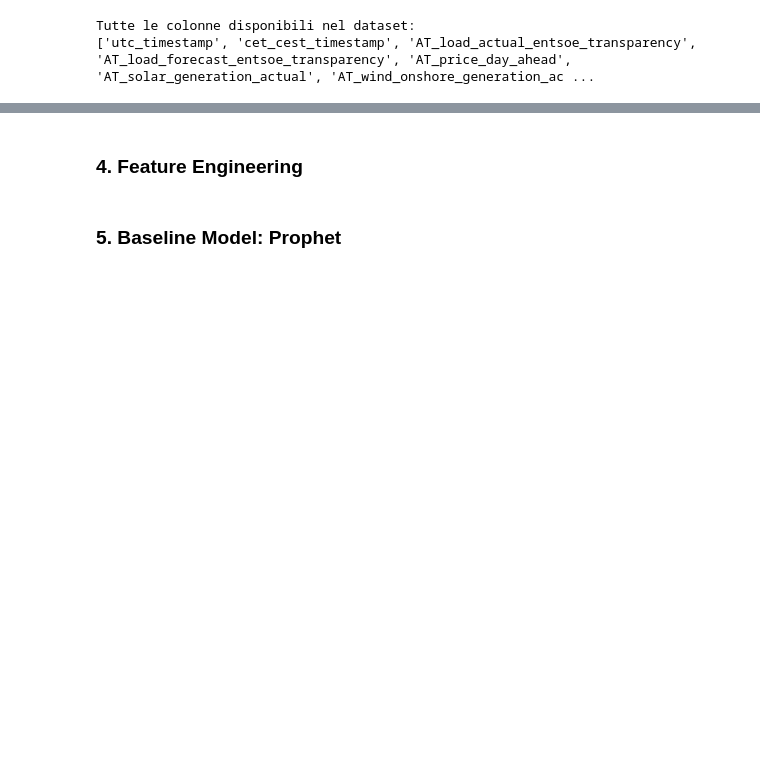
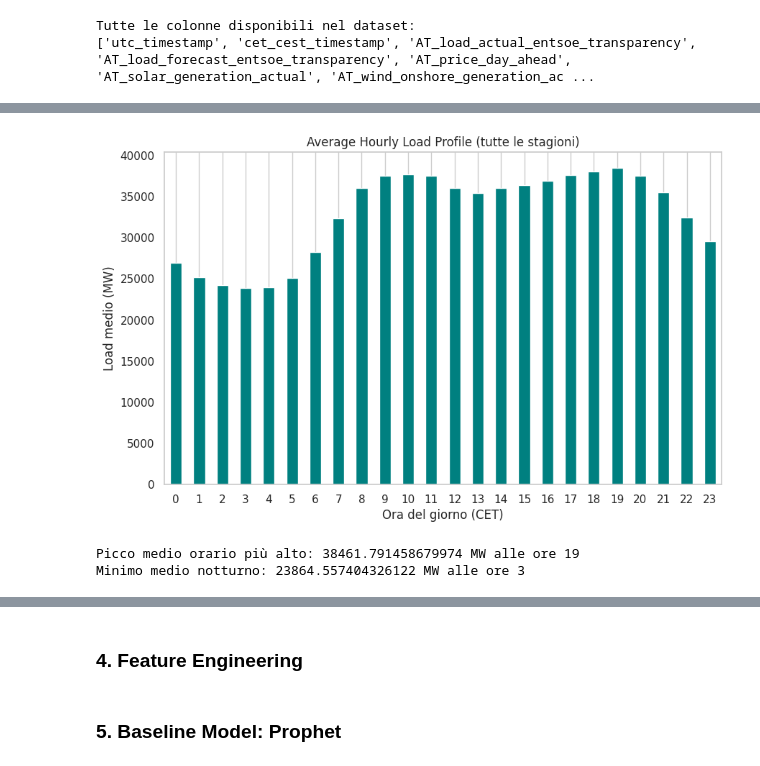
Before and after one commit to Frussen/ita-load-forecaster, a Jupyter notebook: ItaLoadForecaster.ipynb, the cells around one changed output, grey strips where cells are left out. Cells and saved outputs as stored; diff of their text form; code cells hidden in the pictures; blank space fills up the shorter version.

```diff
--- a/ItaLoadForecaster.ipynb
+++ b/ItaLoadForecaster.ipynb
@@ -117,0 +358,26 @@ plt.show()
+# %%
+# Plot 3: Average Hourly Load Profile (media per ora del giorno)
+
+# Aggiungi colonna 'hour' se non c'è già
+if 'hour' not in df_model.columns:
+    df_model['hour'] = df_model.index.hour
+
+# Media per ora
+hourly_avg = df_model.groupby('hour')['IT_load_actual_entsoe_transparency'].mean()
+
+plt.figure(figsize=(10, 6))
+hourly_avg.plot(kind='bar', color='teal')
+plt.title('Average Hourly Load Profile (tutte le stagioni)')
+plt.xlabel('Ora del giorno (CET)')
+plt.ylabel('Load medio (MW)')
+plt.grid(axis='y')
+plt.xticks(range(0, 24), range(0, 24), rotation=0)
+plt.show()
+
+# Insight rapido da notare qui sotto
+print("Picco medio orario più alto:", hourly_avg.max(), "MW alle ore", hourly_avg.idxmax())
+print("Minimo medio notturno:", hourly_avg.min(), "MW alle ore", hourly_avg.idxmin())
+# %% [output]
+[figure, added]
+Picco medio orario più alto: 38461.791458679974 MW alle ore 19
+Minimo medio notturno: 23864.557404326122 MW alle ore 3
```
Also changed, not shown: parts of 25 cells of this notebook.
